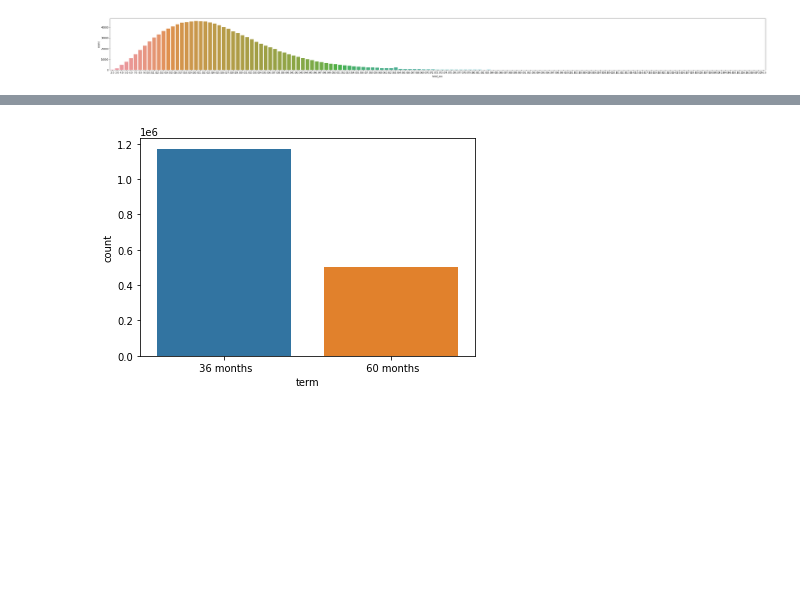
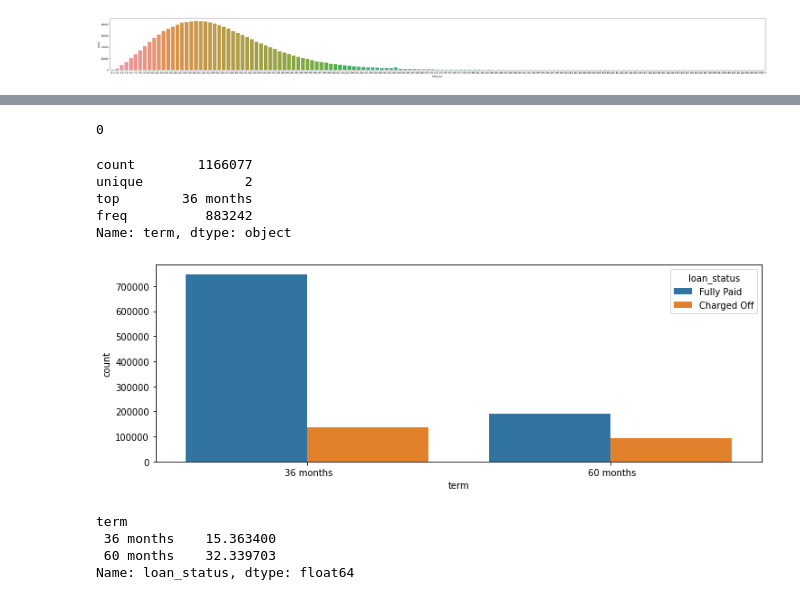
Before and after one commit to laussin86/Capstone-project, a Jupyter notebook: Loan_Default_Project.ipynb, the cells around one changed output, grey strips where cells are left out. Saved outputs shown, nothing was run; the diff lists cells and outputs as text; code cells hidden in the pictures; blank space fills up the shorter version.

```diff
--- a/Loan_Default_Project.ipynb
+++ b/Loan_Default_Project.ipynb
@@ -449,0 +484,4 @@ df_nocurrent.groupby('loan_status')['open_acc'].describe()
+# %%
+# we can notice that there is some outliers and majority of values are from 2 and below so we will
+# drop value more than 2
+df_nocurrent= df_nocurrent[df_nocurrent['pub_rec'] < 3]
@@ -449,0 +518,3 @@ df_nocurrent.groupby('loan_status')['open_acc'].describe()
+# %%
+#public record and Public record bankrupcies are highly corroleted so we can drop Public record bankrupcies
+df_nocurrent= df_nocurrent.drop('pub_rec_bankruptcies', axis=1)
@@ -450,4 +562,33 @@ df_nocurrent.groupby('loan_status')['open_acc'].describe()
+# %%
+#clear difference between values so keep it.
+dummies_purpose = pd.get_dummies(df_nocurrent['purpose'], drop_first=True)
+df_nocurrent = pd.concat([df_nocurrent.drop('purpose', axis=1), dummies_purpose], axis=1)
+# %%
+# check missing values
+df_nocurrent['term'].isnull().sum()
+# %% [output]
+0
+# %%
+#check unique values
+df_nocurrent['term'].describe()
+# %% [output]
+count        1166077
+unique             2
+top        36 months
+freq          883242
+Name: term, dtype: object
 # %%
-ax = sns.countplot(x="term",data=df)
+plt.figure(figsize=(12,4))
+ax = sns.countplot(x="term",data=df_nocurrent,hue='loan_status')
 # %% [output]
-[figure, old version]
+[figure, new version]
+# %%
+charged_off = df_nocurrent[df_nocurrent['loan_status']=="Charged Off"].groupby("term").count()['loan_status']
+fully_paid = df_nocurrent[df_nocurrent['loan_status']=="Fully Paid"].groupby("term").count()['loan_status']
+percenta_charged_off = (charged_off * 100)/(charged_off + fully_paid)
+percenta_charged_off
+# %% [output]
+term
+ 36 months    15.363400
+ 60 months    32.339703
+Name: loan_status, dtype: float64
```
Also changed, not shown: parts of 97 cells of this notebook.
